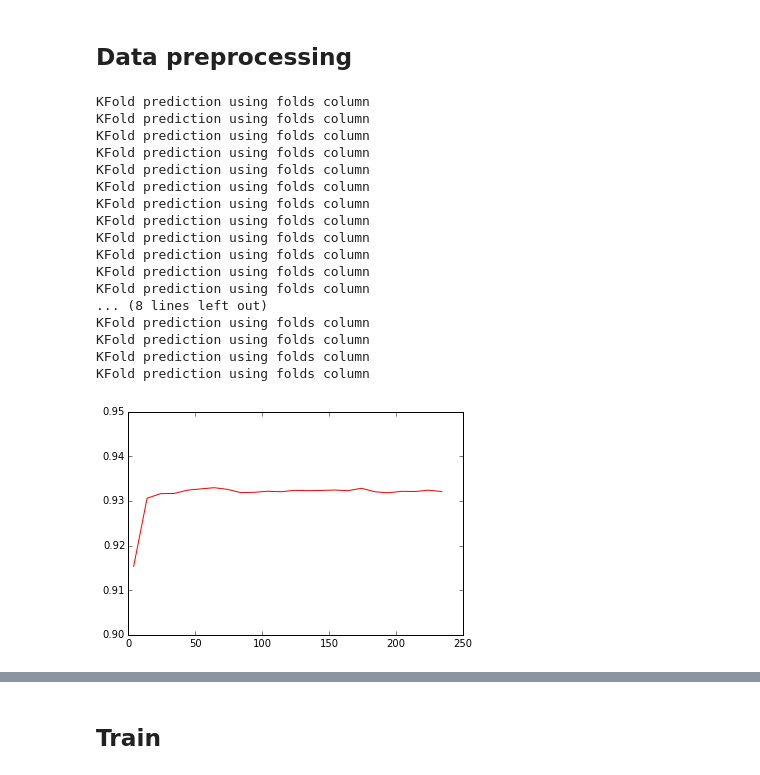
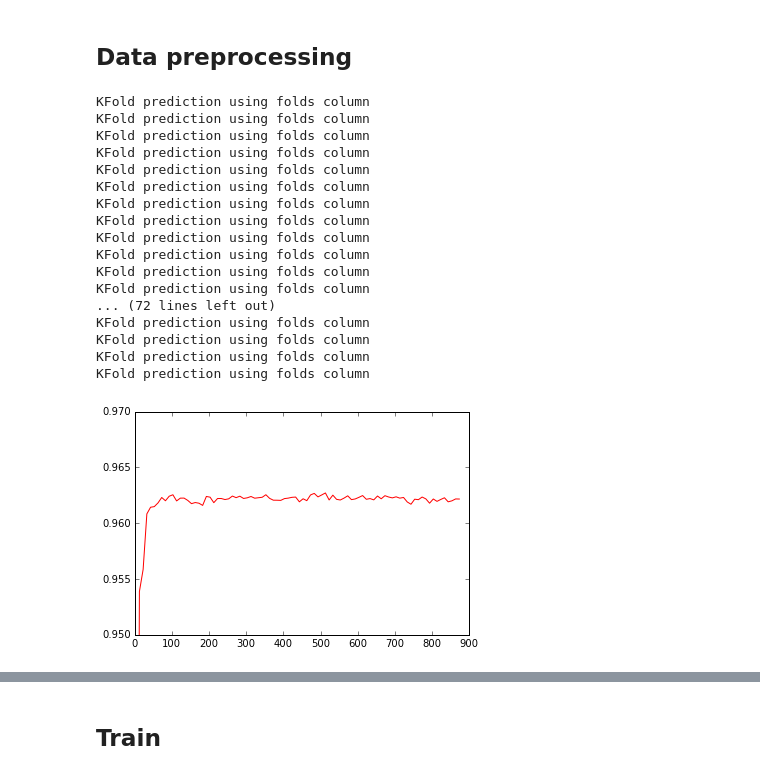
Before and after one commit to tlikhomanenko/jet_tagging_LHCb, a Jupyter notebook: jet-tagging.ipynb, the cells around one changed output, grey strips where cells are left out. Saved outputs shown, nothing was run; the diff lists cells and outputs as text; code cells hidden in the pictures.

```diff
--- a/jet-tagging.ipynb
+++ b/jet-tagging.ipynb
@@ -283,7 +283,7 @@ full_data_lds = LabeledDataStorage(full_data, labels)
 # %%
 forest = ExtraTreesClassifier(n_estimators=100, random_state=0, n_jobs=8)
 feature_list, score_list = \
-MyRFECV(estimator=forest, step=10, cv=2, features=numpy.array(jet_features+new_features)).fit(full_data_lds)
+MyRFECV(estimator=forest, step=10, cv=2, features=numpy.array(sv_features + jet_features+new_features)).fit(full_data_lds)
 # %% [output]
 KFold prediction using folds column
 KFold prediction using folds column
@@ -297,7 +297,7 @@ KFold prediction using folds column
 KFold prediction using folds column
 KFold prediction using folds column
 KFold prediction using folds column
-... (8 lines left out)
+... (72 lines left out)
 KFold prediction using folds column
 KFold prediction using folds column
 KFold prediction using folds column
@@ -305,10 +305,10 @@ KFold prediction using folds column
 # %%
 length = numpy.array([len(fs) for fs in feature_list])
 plt.plot(length, score_list)
-plt.ylim(0.90, 0.95)
+plt.ylim(0.95, 0.97)
 plt.show()
 # %% [output]
-[figure, old version]
+[figure, new version]
 # %%
 sel_features = feature_list[score_list == score_list.max()][0]
 len(sel_features)
```
Also changed, not shown: parts of 18 cells of this notebook.
